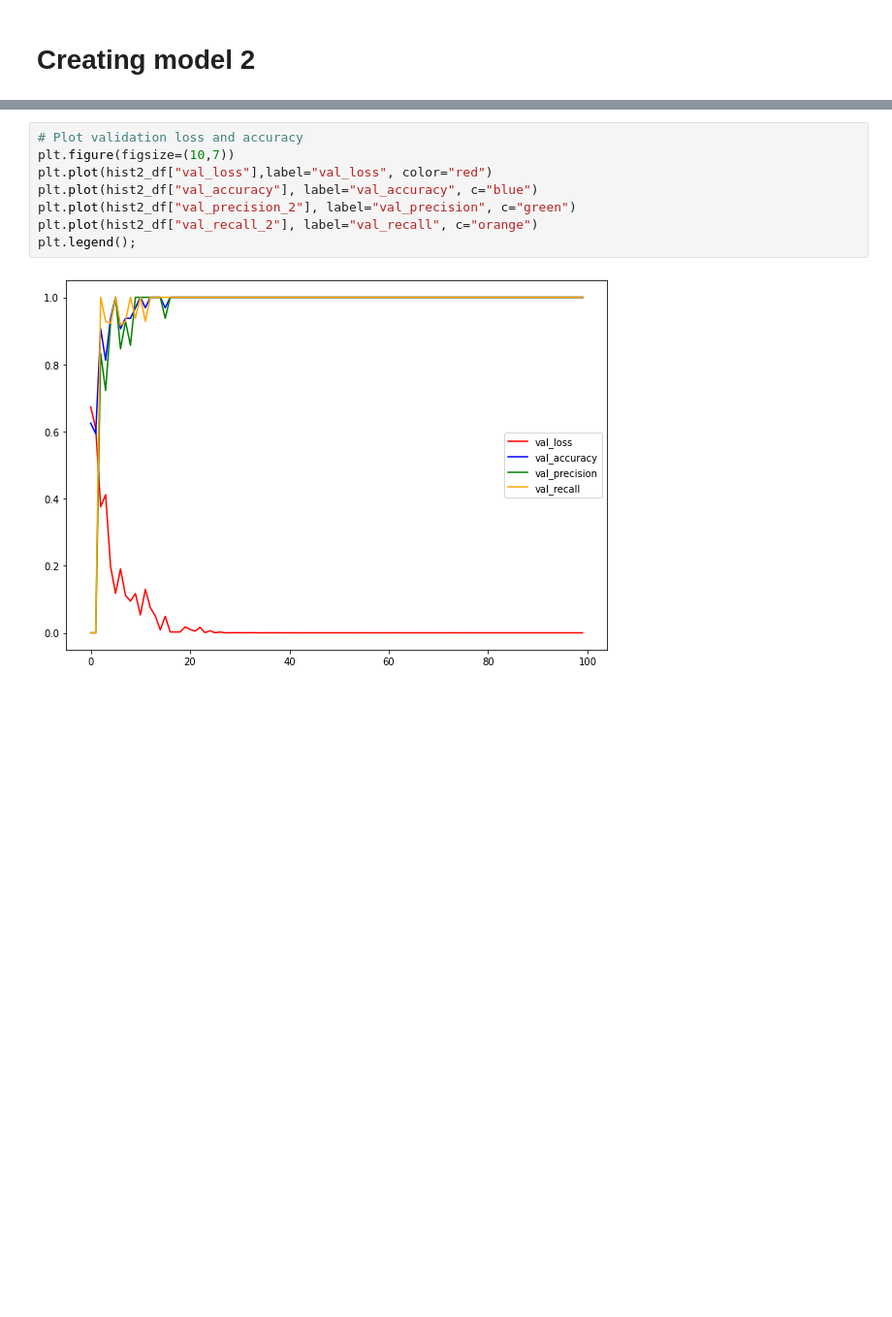
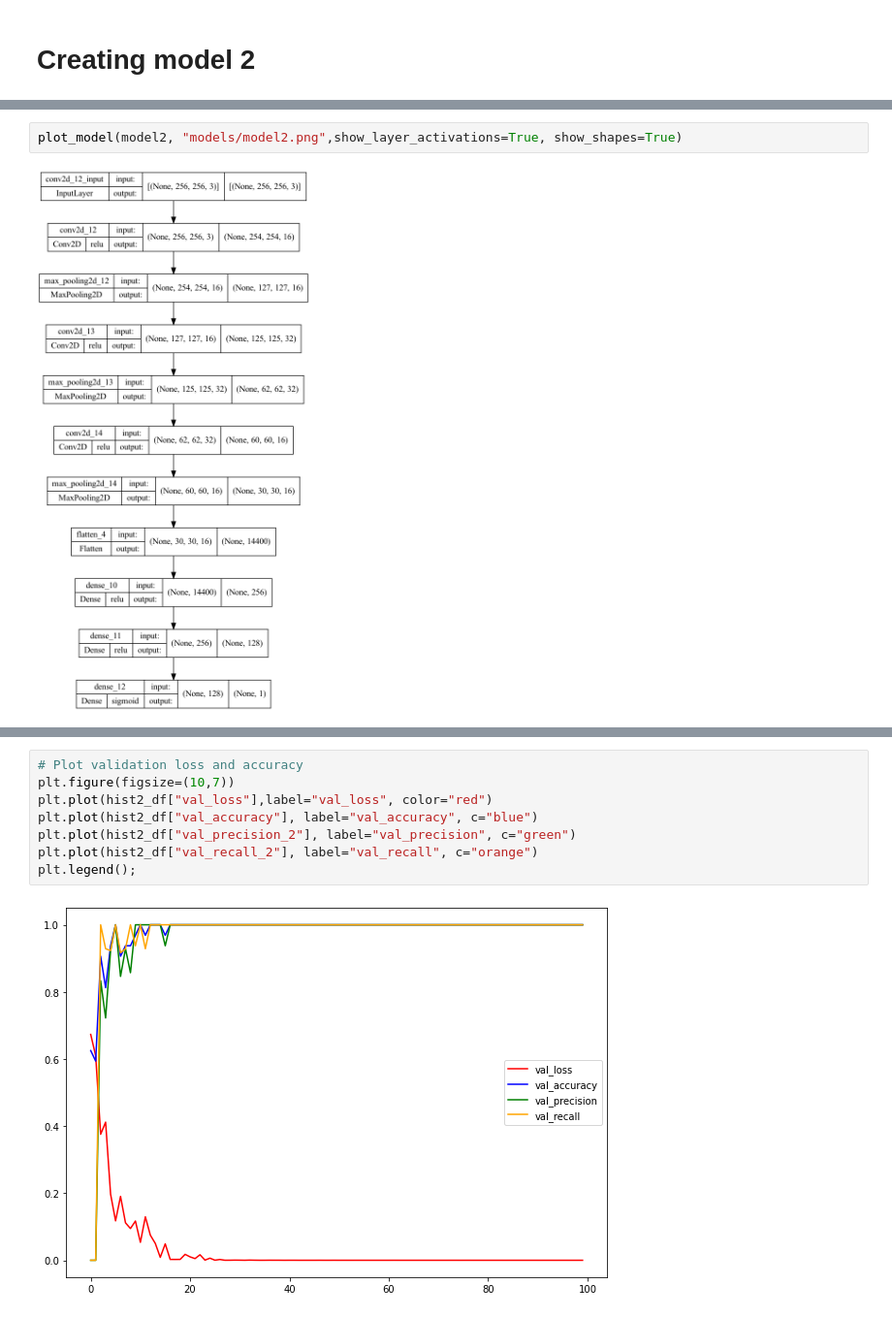
Before and after one commit to AndriievskyiN/bee_swarming_detection, a Jupyter notebook: main.ipynb, the cells around one changed output, grey strips where cells are left out. Shown at 97% size. Saved outputs shown, nothing was run; the diff lists cells and outputs as text; blank space fills up the shorter version.

```diff
--- a/main.ipynb
+++ b/main.ipynb
@@ -260,3 +260,7 @@ Epoch 100/100
+# %%
+plot_model(model2, "models/model2.png",show_layer_activations=True, show_shapes=True)
+# %% [output]
+[figure, added]
 # %%
 model2.summary()
 # %% [output]
```
Also changed, not shown: parts of 37 cells of this notebook, 22 other files.
